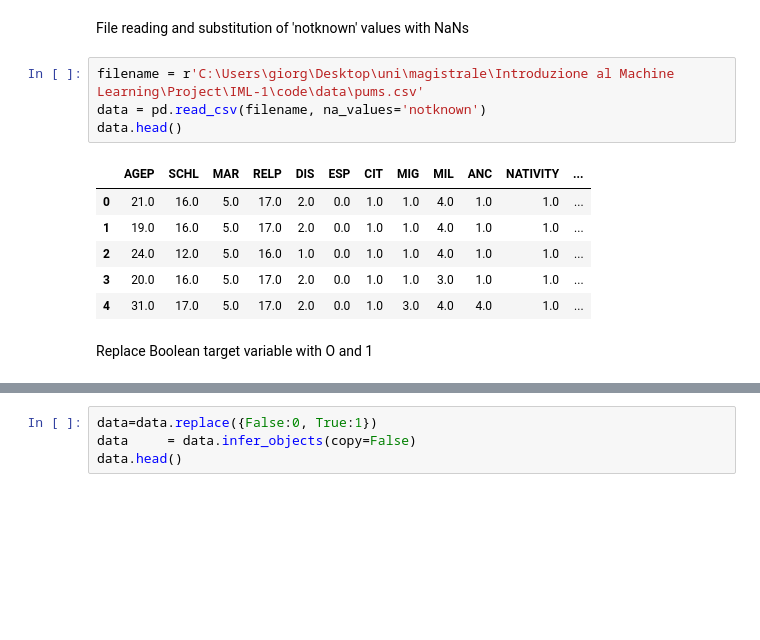
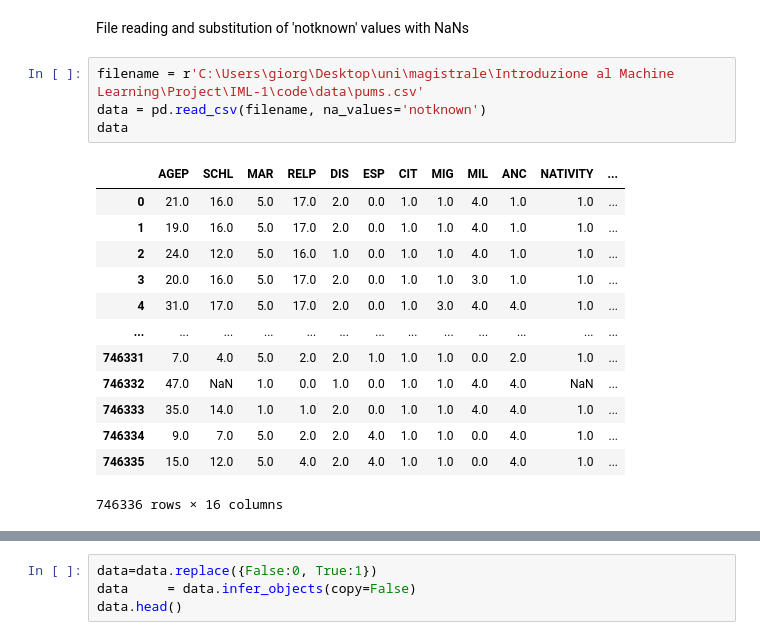
Before and after one commit to giocioc/IML-1, a Jupyter notebook: code/mainNotebook.ipynb, the cells around one changed output, grey strips where cells are left out. Drawn from its saved outputs; the diff is of its cells as text; blank space fills up the shorter version.

```diff
--- a/code/mainNotebook.ipynb
+++ b/code/mainNotebook.ipynb
@@ -12,13 +12,18 @@ File reading and substitution of 'notknown' values with NaNs
 # %%
 filename = r'C:\Users\giorg\Desktop\uni\magistrale\Introduzione al Machine Learning\Project\IML-1\code\data\pums.csv'
 data = pd.read_csv(filename, na_values='notknown')
-data.head()
+data
 # %% [output]
 |  | AGEP | SCHL | MAR | RELP | DIS | ESP | CIT | MIG | MIL | ANC | NATIVITY | ... |
 | 0 | 21.0 | 16.0 | 5.0 | 17.0 | 2.0 | 0.0 | 1.0 | 1.0 | 4.0 | 1.0 | 1.0 | ... |
 | 1 | 19.0 | 16.0 | 5.0 | 17.0 | 2.0 | 0.0 | 1.0 | 1.0 | 4.0 | 1.0 | 1.0 | ... |
 | 2 | 24.0 | 12.0 | 5.0 | 16.0 | 1.0 | 0.0 | 1.0 | 1.0 | 4.0 | 1.0 | 1.0 | ... |
 | 3 | 20.0 | 16.0 | 5.0 | 17.0 | 2.0 | 0.0 | 1.0 | 1.0 | 3.0 | 1.0 | 1.0 | ... |
 | 4 | 31.0 | 17.0 | 5.0 | 17.0 | 2.0 | 0.0 | 1.0 | 3.0 | 4.0 | 4.0 | 1.0 | ... |
+| ... | ... | ... | ... | ... | ... | ... | ... | ... | ... | ... | ... | ... |
+| 746331 | 7.0 | 4.0 | 5.0 | 2.0 | 2.0 | 1.0 | 1.0 | 1.0 | 0.0 | 2.0 | 1.0 | ... |
+| 746332 | 47.0 | NaN | 1.0 | 0.0 | 1.0 | 0.0 | 1.0 | 1.0 | 4.0 | 4.0 | NaN | ... |
+| 746333 | 35.0 | 14.0 | 1.0 | 1.0 | 2.0 | 0.0 | 1.0 | 1.0 | 4.0 | 4.0 | 1.0 | ... |
+| 746334 | 9.0 | 7.0 | 5.0 | 2.0 | 2.0 | 4.0 | 1.0 | 1.0 | 0.0 | 4.0 | 1.0 | ... |
+| 746335 | 15.0 | 12.0 | 5.0 | 4.0 | 2.0 | 4.0 | 1.0 | 1.0 | 0.0 | 4.0 | 1.0 | ... |
+746336 rows × 16 columns
-# %% [markdown]
-Replace Boolean target variable with O and 1
```
Also changed, not shown: parts of 29 cells of this notebook.
